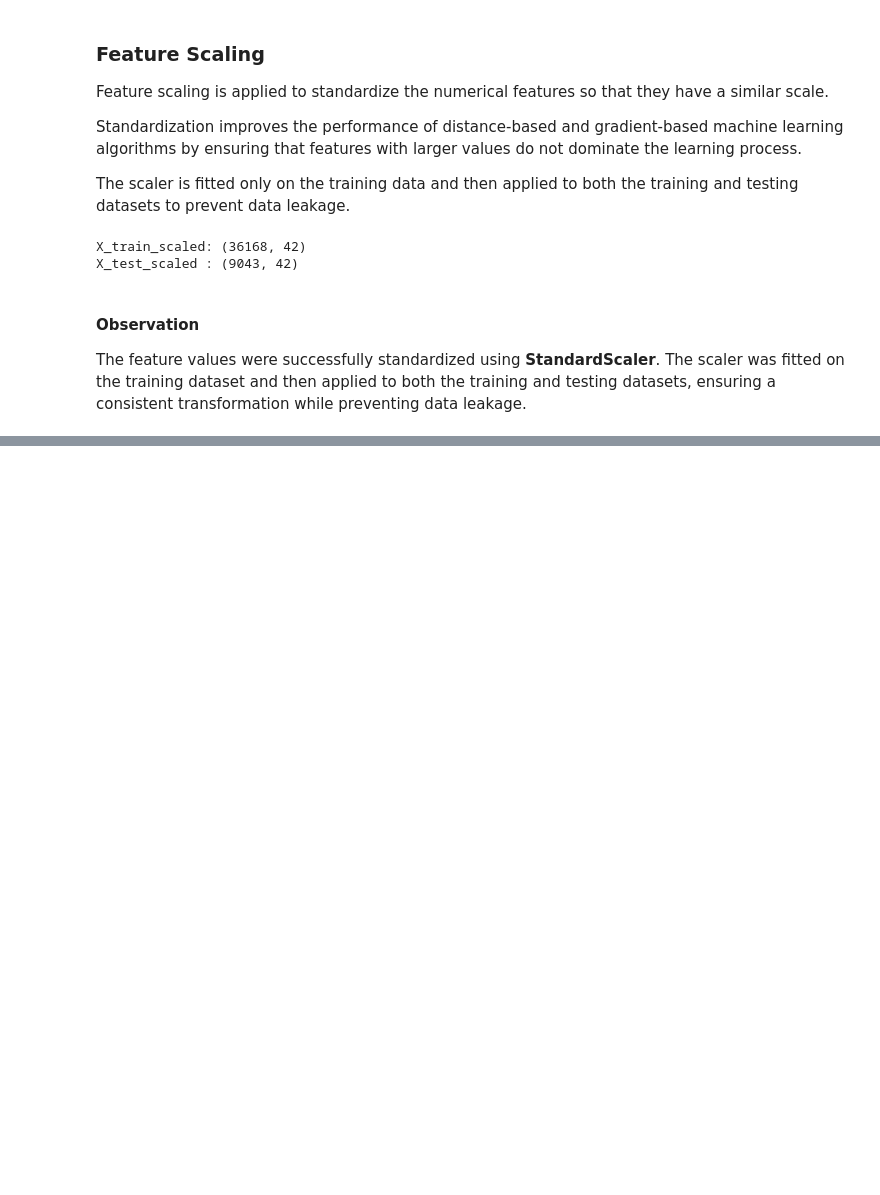
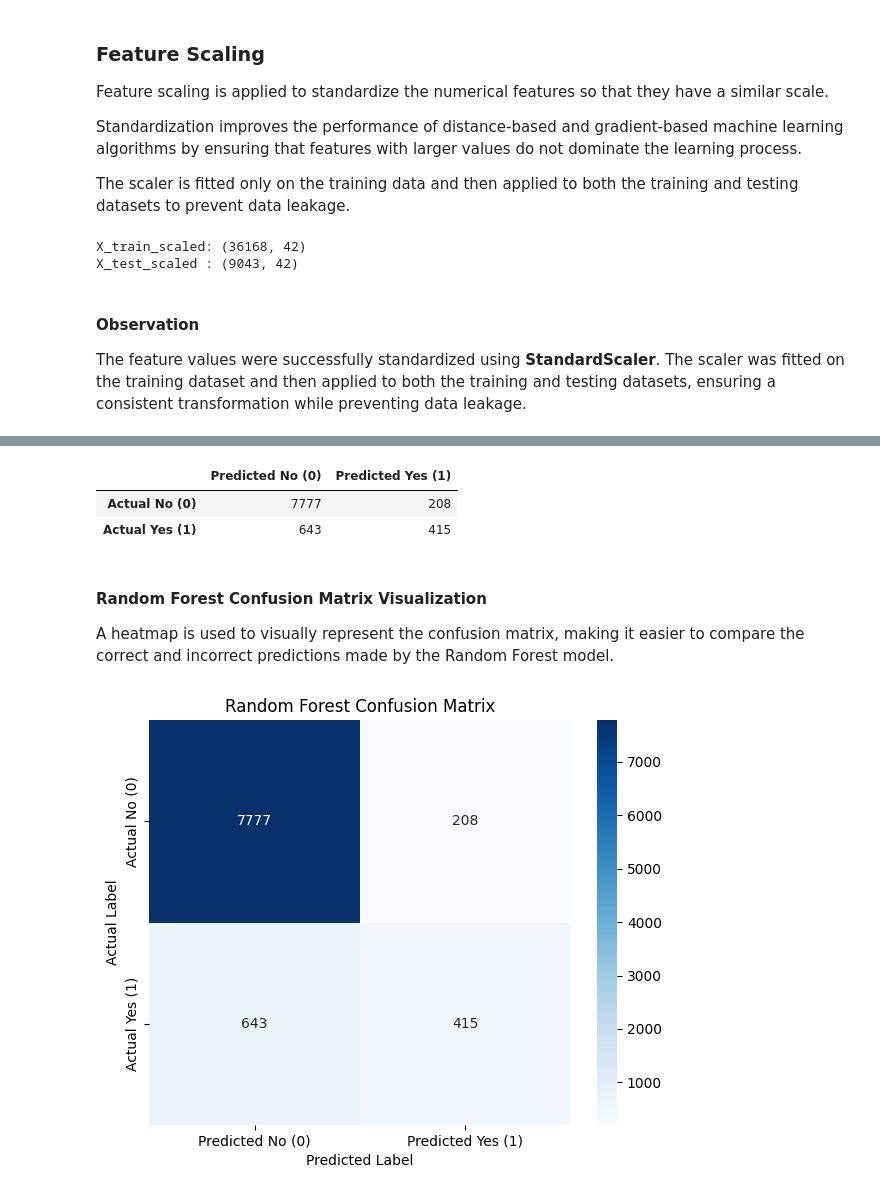
Before and after one commit to huzaifawaheed2/DevelopersHub-Corporation-Advanced-Internship, a Jupyter notebook: Project-01-Term-Deposit-Prediction/notebooks/term_deposit_prediction.ipynb, the cells around one changed output, grey strips where cells are left out. Saved outputs shown, nothing was run; the diff lists cells and outputs as text; code cells hidden in the pictures; blank space fills up the shorter version.

```diff
--- a/Project-01-Term-Deposit-Prediction/notebooks/term_deposit_prediction.ipynb
+++ b/Project-01-Term-Deposit-Prediction/notebooks/term_deposit_prediction.ipynb
@@ -1194,0 +1423,8 @@ The feature values were successfully standardized using **StandardScaler**. The
+# %%
+# Predict the target values
+
+y_pred_rf = random_forest.predict(X_test)
+
+# Display the first 20 predictions
+
+y_pred_rf[:20]
@@ -1194,0 +1476,58 @@ The feature values were successfully standardized using **StandardScaler**. The
+# %%
+# Generate confusion matrix
+
+cm_rf = confusion_matrix(
+    y_test,
+    y_pred_rf
+)
+
+# Create readable confusion matrix
+
+cm_rf_df = pd.DataFrame(
+    cm_rf,
+    index=[
+        "Actual No (0)",
+        "Actual Yes (1)"
+    ],
+    columns=[
+        "Predicted No (0)",
+        "Predicted Yes (1)"
+    ]
+)
+
+cm_rf_df
+# %% [output]
+|  | Predicted No (0) | Predicted Yes (1) |
+| Actual No (0) | 7777 | 208 |
+| Actual Yes (1) | 643 | 415 |
+# %% [markdown]
+#### Random Forest Confusion Matrix Visualization
+
+A heatmap is used to visually represent the confusion matrix, making it easier to compare the correct and incorrect predictions made by the Random Forest model.
+# %%
+# Plot confusion matrix heatmap
+
+plt.figure(figsize=(6,5))
+
+sns.heatmap(
+    cm_rf_df,
+    annot=True,
+    fmt="d",
+    cmap="Blues"
+)
+
+plt.title("Random Forest Confusion Matrix")
+plt.xlabel("Predicted Label")
+plt.ylabel("Actual Label")
+
+plt.tight_layout()
+
+# plt.savefig(
+#     "../outputs/figures/12_random_forest_confusion_matrix.png",
+#     dpi=300,
+#     bbox_inches="tight"
+# )
+
+plt.show()
+# %% [output]
+[figure, added]
```
Also changed, not shown: parts of 54 cells of this notebook.
